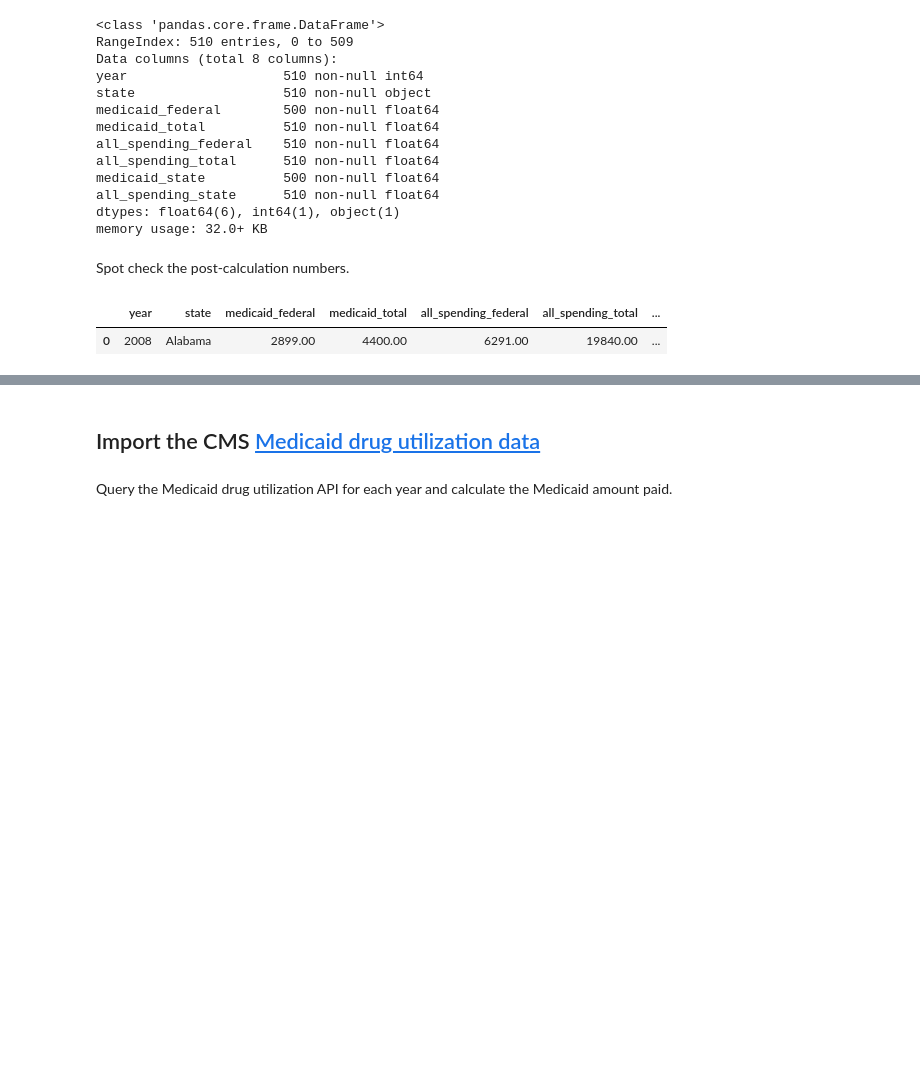
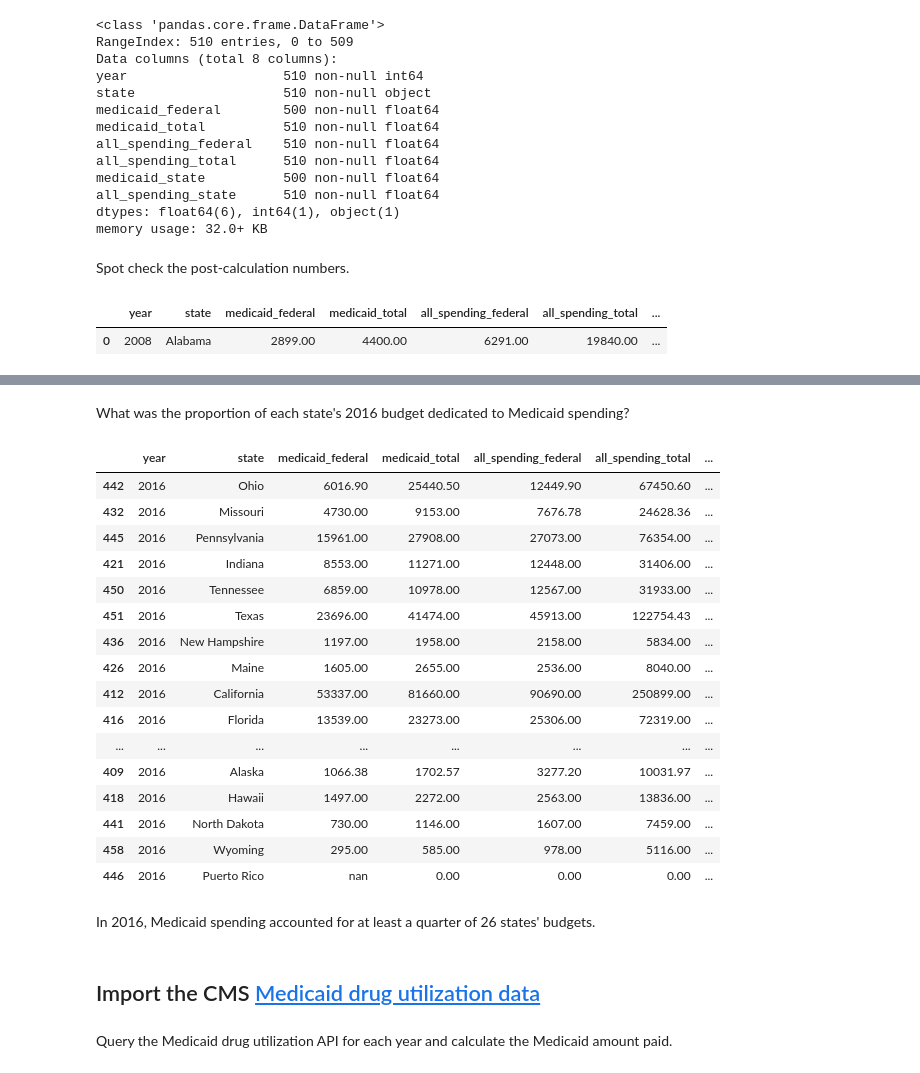
Before and after one commit to PublicI/medicaid-influence-analysis, a Jupyter notebook: drug_spending.ipynb, the cells around one changed output, grey strips where cells are left out. Cells and saved outputs as stored; diff of their text form; code cells hidden in the pictures; blank space fills up the shorter version.

```diff
--- a/drug_spending.ipynb
+++ b/drug_spending.ipynb
@@ -11,7 +11,7 @@ pd.set_option("display.float_format", lambda x: "%.2f" % x) # Suppress scientifi
 # %% [markdown]
 ## Import [data](https://www.nasbo.org/mainsite/reports-data/state-expenditure-report) on state expenditures from NASBO
 # %%
-budgets = pd.read_excel("data/medicaid_spending/state_expenditures.xlsx", usecols=[0, 1, 22, 23, 24, 25, 26, 72, 73, 74, 75, 76], names=["year", "state", "medicaid_general", "medicaid_federal", "medicaid_other", "medicaid_bonds", "medicaid_total", "all_spending_general", "all_spending_federal", "all_spending_other", "all_spending_bonds", "all_spending_total"], sheet_name="State Exp Report Data")
+budgets = pd.read_excel("data/medicaid_spending/1991-2017 Exp Report Data - 031518.xlsx", usecols=[0, 1, 22, 23, 24, 25, 26, 72, 73, 74, 75, 76], names=["year", "state", "medicaid_general", "medicaid_federal", "medicaid_other", "medicaid_bonds", "medicaid_total", "all_spending_general", "all_spending_federal", "all_spending_other", "all_spending_bonds", "all_spending_total"], sheet_name="State Exp Report Data")
 budgets.info()
 # %% [output]
 <class 'pandas.core.frame.DataFrame'>
@@ -90,0 +93,3 @@ budgets.head(1)
+# %%
+budgets["medicaid_percentage_of_all_spending_total"] = (budgets["medicaid_total"] / budgets["all_spending_total"]) * 100
+budgets.info()
@@ -91,3 +111,27 @@ budgets.head(1)
+# %% [markdown]
+What was the proportion of each state's 2016 budget dedicated to Medicaid spending?
+# %%
+budgets[budgets["year"] == 2016].sort_values("medicaid_percentage_of_all_spending_total", ascending=False)
+# %% [output]
+|  | year | state | medicaid_federal | medicaid_total | all_spending_federal | all_spending_total | ... |
+| 442 | 2016 | Ohio | 6016.90 | 25440.50 | 12449.90 | 67450.60 | ... |
+| 432 | 2016 | Missouri | 4730.00 | 9153.00 | 7676.78 | 24628.36 | ... |
+| 445 | 2016 | Pennsylvania | 15961.00 | 27908.00 | 27073.00 | 76354.00 | ... |
+| 421 | 2016 | Indiana | 8553.00 | 11271.00 | 12448.00 | 31406.00 | ... |
+| 450 | 2016 | Tennessee | 6859.00 | 10978.00 | 12567.00 | 31933.00 | ... |
+| 451 | 2016 | Texas | 23696.00 | 41474.00 | 45913.00 | 122754.43 | ... |
+| 436 | 2016 | New Hampshire | 1197.00 | 1958.00 | 2158.00 | 5834.00 | ... |
+| 426 | 2016 | Maine | 1605.00 | 2655.00 | 2536.00 | 8040.00 | ... |
+| 412 | 2016 | California | 53337.00 | 81660.00 | 90690.00 | 250899.00 | ... |
+| 416 | 2016 | Florida | 13539.00 | 23273.00 | 25306.00 | 72319.00 | ... |
+| ... | ... | ... | ... | ... | ... | ... | ... |
+| 409 | 2016 | Alaska | 1066.38 | 1702.57 | 3277.20 | 10031.97 | ... |
+| 418 | 2016 | Hawaii | 1497.00 | 2272.00 | 2563.00 | 13836.00 | ... |
+| 441 | 2016 | North Dakota | 730.00 | 1146.00 | 1607.00 | 7459.00 | ... |
+| 458 | 2016 | Wyoming | 295.00 | 585.00 | 978.00 | 5116.00 | ... |
+| 446 | 2016 | Puerto Rico | nan | 0.00 | 0.00 | 0.00 | ... |
+# %% [markdown]
+In 2016, Medicaid spending accounted for at least a quarter of 26 states' budgets.
 # %% [markdown]
 ## Import the CMS [Medicaid drug utilization data](https://www.medicaid.gov/medicaid/prescription-drugs/state-drug-utilization-data/index.html)
 # %% [markdown]
```
Also changed, not shown: parts of 6 cells of this notebook.
